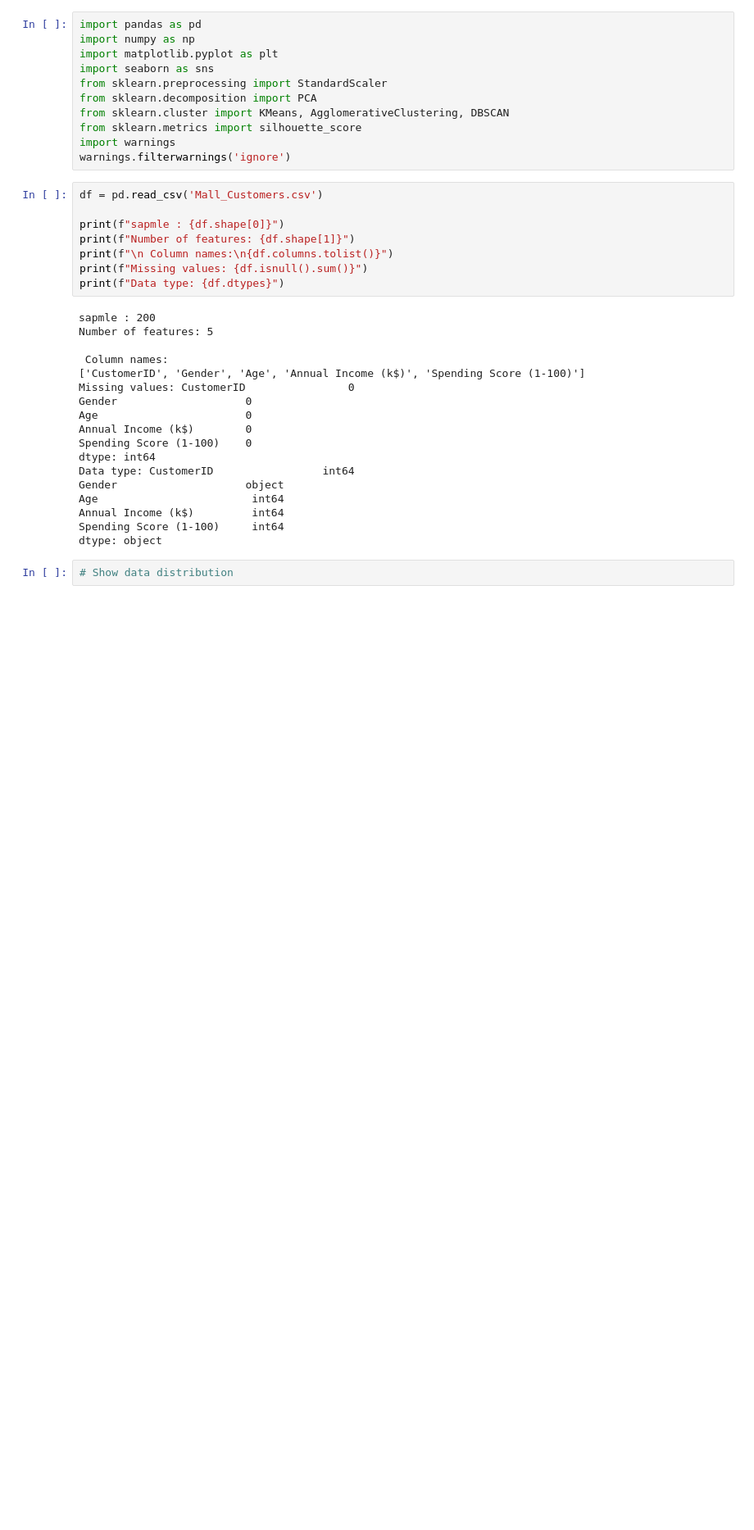
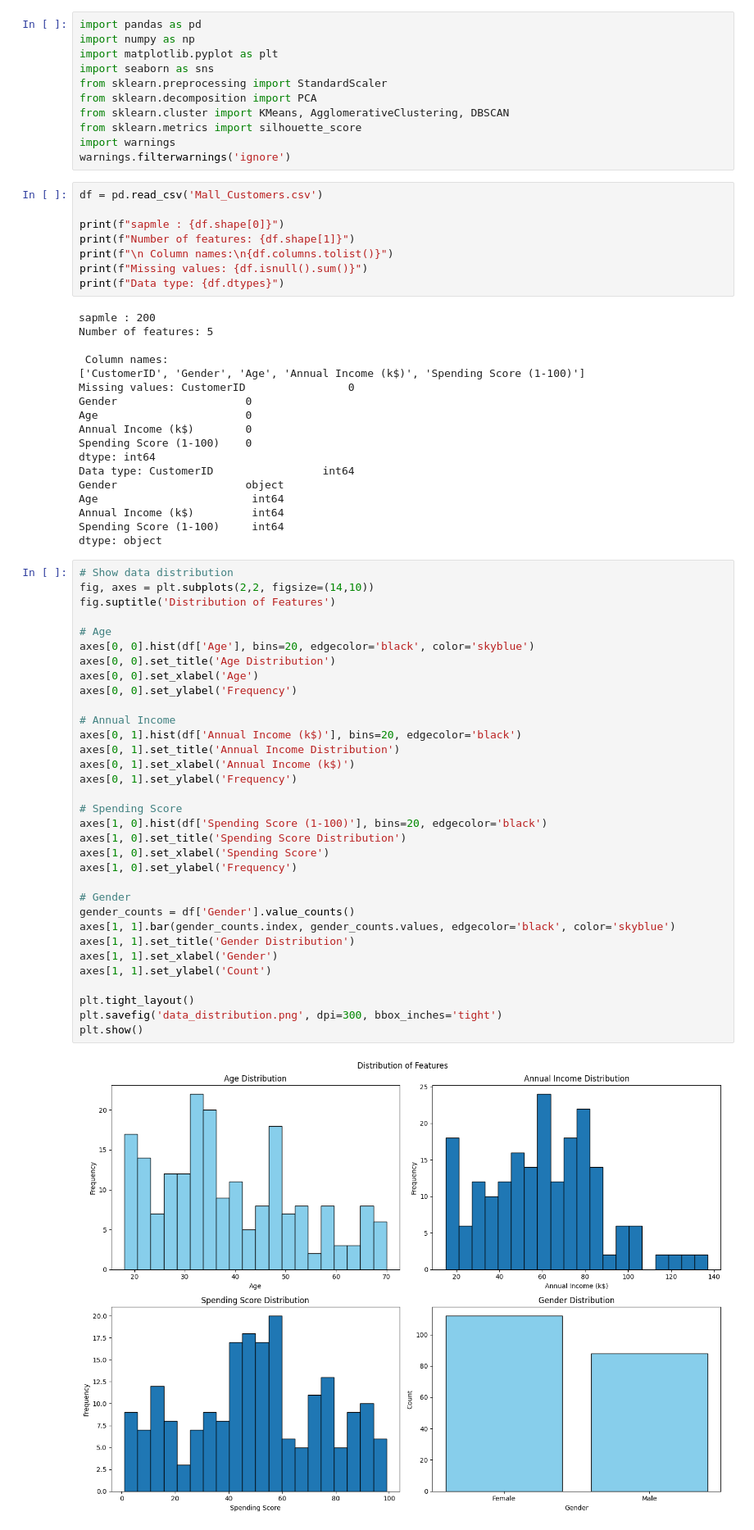
Before and after one commit to ihamydreza/FIS4041, a Jupyter notebook: Q2/Q2.ipynb, the cells around one changed output. Shown at 82% size. Drawn from its saved outputs; the diff is of its cells as text; blank space fills up the shorter version.

Commit message:
Show data distribution

```diff
--- a/Q2/Q2.ipynb
+++ b/Q2/Q2.ipynb
@@ -39,3 +39,36 @@ Spending Score (1-100)     int64
 dtype: object
 # %%
 # Show data distribution
+fig, axes = plt.subplots(2,2, figsize=(14,10))
+fig.suptitle('Distribution of Features')
+
+# Age
+axes[0, 0].hist(df['Age'], bins=20, edgecolor='black', color='skyblue')
+axes[0, 0].set_title('Age Distribution')
+axes[0, 0].set_xlabel('Age')
+axes[0, 0].set_ylabel('Frequency')
+
+# Annual Income
+axes[0, 1].hist(df['Annual Income (k$)'], bins=20, edgecolor='black')
+axes[0, 1].set_title('Annual Income Distribution')
+axes[0, 1].set_xlabel('Annual Income (k$)')
+axes[0, 1].set_ylabel('Frequency')
+
+# Spending Score
+axes[1, 0].hist(df['Spending Score (1-100)'], bins=20, edgecolor='black')
+axes[1, 0].set_title('Spending Score Distribution')
+axes[1, 0].set_xlabel('Spending Score')
+axes[1, 0].set_ylabel('Frequency')
+
+# Gender
+gender_counts = df['Gender'].value_counts()
+axes[1, 1].bar(gender_counts.index, gender_counts.values, edgecolor='black', color='skyblue')
+axes[1, 1].set_title('Gender Distribution')
+axes[1, 1].set_xlabel('Gender')
+axes[1, 1].set_ylabel('Count')
+
+plt.tight_layout()
+plt.savefig('data_distribution.png', dpi=300, bbox_inches='tight')
+plt.show()
+# %% [output]
+[figure, added]
```
Also changed, not shown: parts of 1 cell of this notebook.
